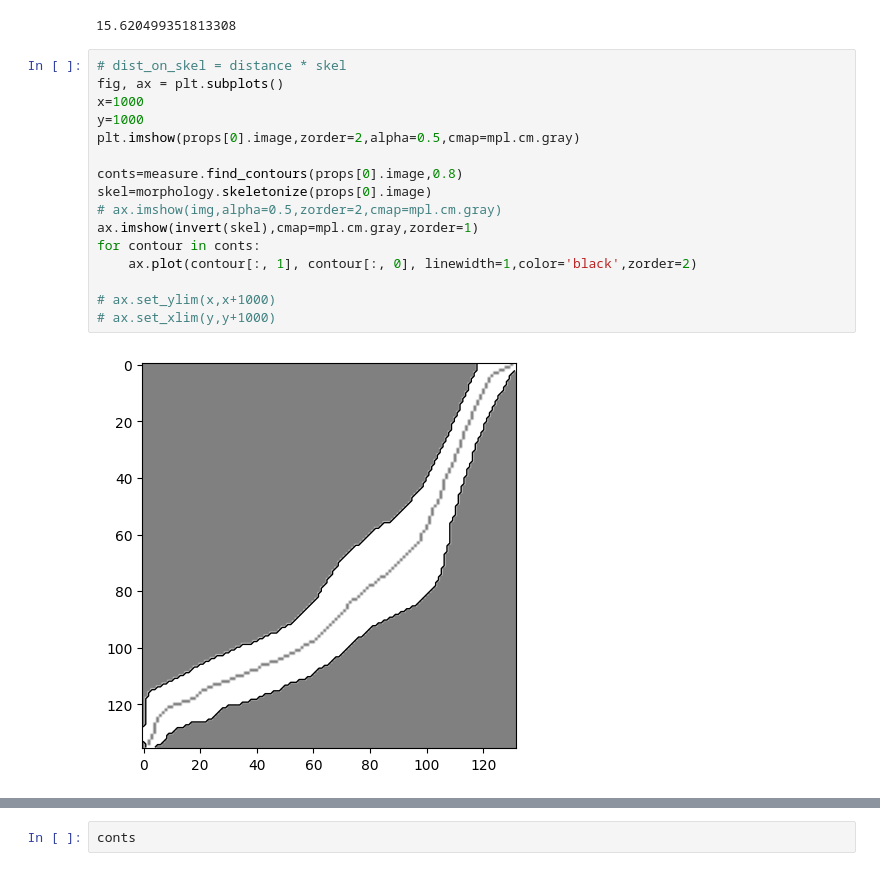
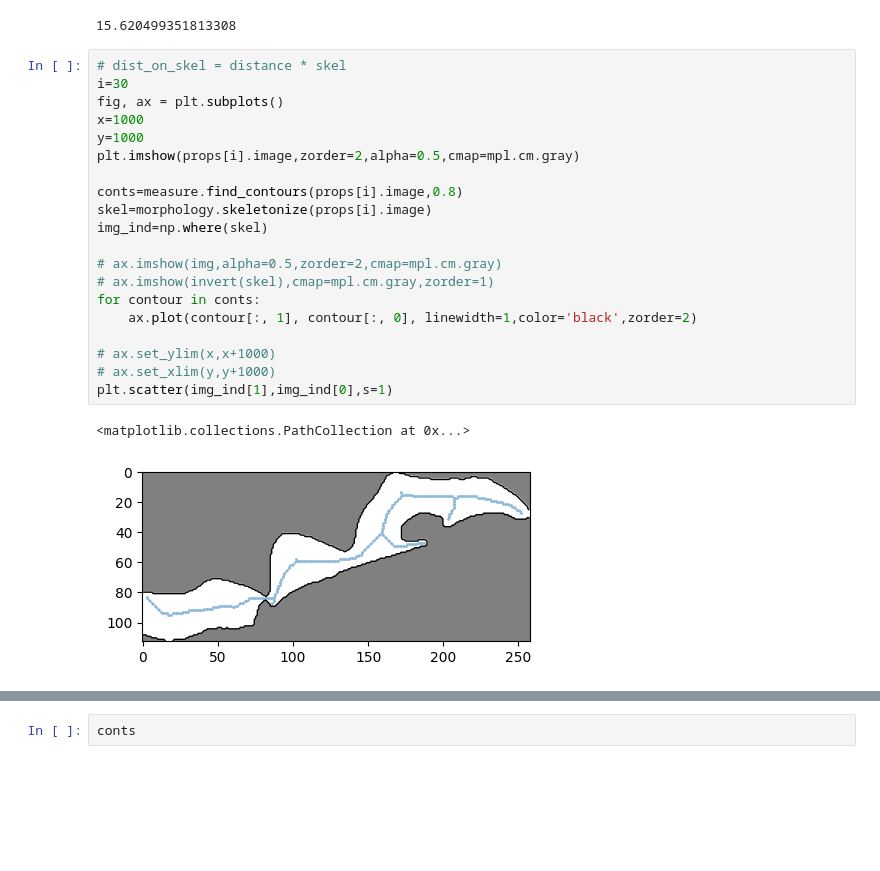
Before and after one commit to potsci/random_projects, a Jupyter notebook: thickness_segmented.ipynb, the cells around one changed output, grey strips where cells are left out. Drawn from its saved outputs; the diff is of its cells as text; blank space fills up the shorter version.

```diff
--- a/thickness_segmented.ipynb
+++ b/thickness_segmented.ipynb
@@ -48,19 +67,24 @@ max(dist_on_skel[3600])
 15.620499351813308
 # %%
 # dist_on_skel = distance * skel
+i=30
 fig, ax = plt.subplots()
 x=1000
 y=1000
-plt.imshow(props[0].image,zorder=2,alpha=0.5,cmap=mpl.cm.gray)
+plt.imshow(props[i].image,zorder=2,alpha=0.5,cmap=mpl.cm.gray)
 
-conts=measure.find_contours(props[0].image,0.8)
-skel=morphology.skeletonize(props[0].image)
+conts=measure.find_contours(props[i].image,0.8)
+skel=morphology.skeletonize(props[i].image)
+img_ind=np.where(skel)
+
 # ax.imshow(img,alpha=0.5,zorder=2,cmap=mpl.cm.gray)
-ax.imshow(invert(skel),cmap=mpl.cm.gray,zorder=1)
+# ax.imshow(invert(skel),cmap=mpl.cm.gray,zorder=1)
 for contour in conts:
     ax.plot(contour[:, 1], contour[:, 0], linewidth=1,color='black',zorder=2)
 
 # ax.set_ylim(x,x+1000)
 # ax.set_xlim(y,y+1000)
+plt.scatter(img_ind[1],img_ind[0],s=1)
 # %% [output]
+<matplotlib.collections.PathCollection at 0x...>
-[figure, old version]
+[figure, new version]
```
Also changed, not shown: parts of 5 cells of this notebook.
